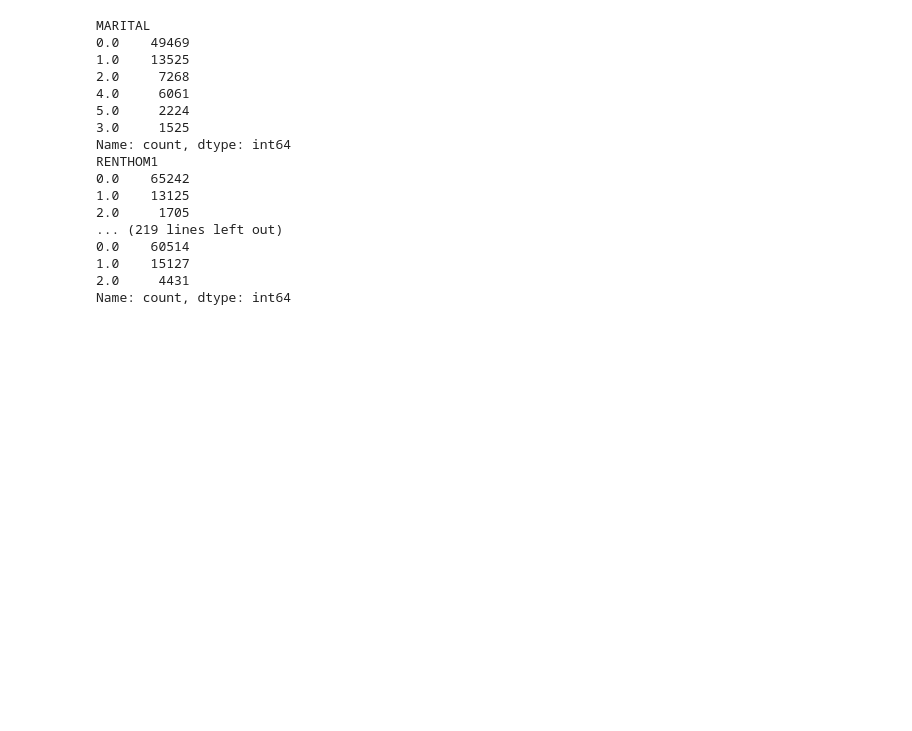
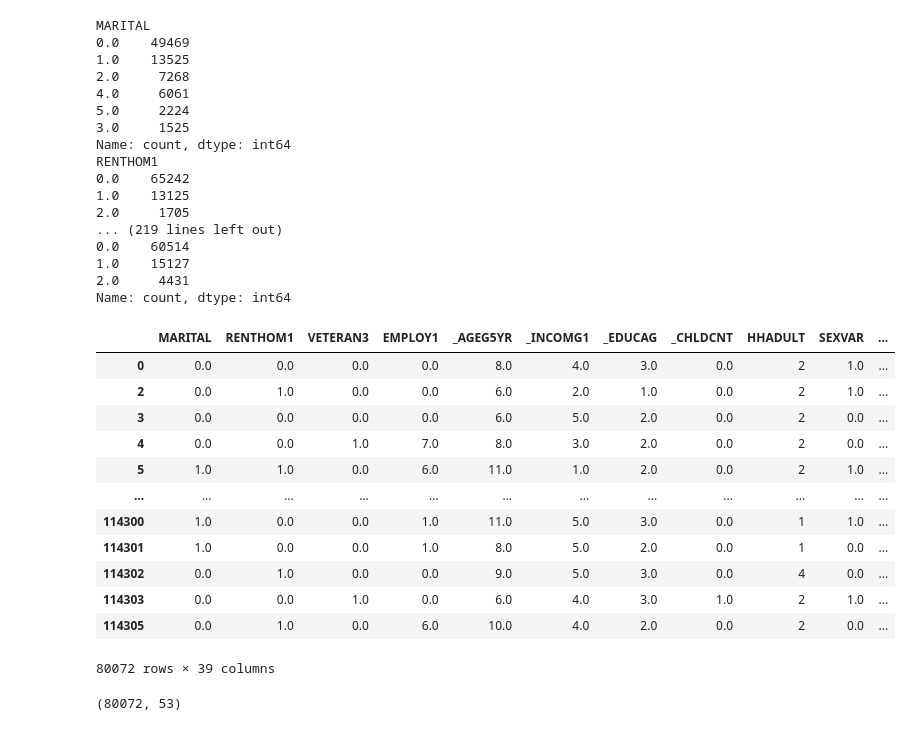
Before and after one commit to MariaDe96/Final_Project_DataScient, a Jupyter notebook: src/models.ipynb, the cells around one changed output. Cells and saved outputs as stored; diff of their text form; code cells hidden in the pictures; blank space fills up the shorter version.

```diff
--- a/src/models.ipynb
+++ b/src/models.ipynb
@@ -64,3 +84,25 @@ RENTHOM1
 1.0    15127
 2.0     4431
 Name: count, dtype: int64
+# %%
+df
+# %% [output]
+|  | MARITAL | RENTHOM1 | VETERAN3 | EMPLOY1 | _AGEG5YR | _INCOMG1 | _EDUCAG | _CHLDCNT | HHADULT | SEXVAR | ... |
+| 0 | 0.0 | 0.0 | 0.0 | 0.0 | 8.0 | 4.0 | 3.0 | 0.0 | 2 | 1.0 | ... |
+| 2 | 0.0 | 1.0 | 0.0 | 0.0 | 6.0 | 2.0 | 1.0 | 0.0 | 2 | 1.0 | ... |
+| 3 | 0.0 | 0.0 | 0.0 | 0.0 | 6.0 | 5.0 | 2.0 | 0.0 | 2 | 0.0 | ... |
+| 4 | 0.0 | 0.0 | 1.0 | 7.0 | 8.0 | 3.0 | 2.0 | 0.0 | 2 | 0.0 | ... |
+| 5 | 1.0 | 1.0 | 0.0 | 6.0 | 11.0 | 1.0 | 2.0 | 0.0 | 2 | 1.0 | ... |
+| ... | ... | ... | ... | ... | ... | ... | ... | ... | ... | ... | ... |
+| 114300 | 1.0 | 0.0 | 0.0 | 1.0 | 11.0 | 5.0 | 3.0 | 0.0 | 1 | 1.0 | ... |
+| 114301 | 1.0 | 0.0 | 0.0 | 1.0 | 8.0 | 5.0 | 2.0 | 0.0 | 1 | 0.0 | ... |
+| 114302 | 0.0 | 1.0 | 0.0 | 0.0 | 9.0 | 5.0 | 3.0 | 0.0 | 4 | 0.0 | ... |
+| 114303 | 0.0 | 0.0 | 1.0 | 0.0 | 6.0 | 4.0 | 3.0 | 1.0 | 2 | 1.0 | ... |
+| 114305 | 0.0 | 1.0 | 0.0 | 6.0 | 10.0 | 4.0 | 2.0 | 0.0 | 2 | 0.0 | ... |
+80072 rows × 39 columns
+# %%
+# pd.get_dummies()
+df_coded = pd.get_dummies(df, columns=["MARITAL", "RENTHOM1", "EMPLOY1"])
+df_coded.shape
+# %% [output]
+(80072, 53)
```
Also changed, not shown: parts of 10 cells of this notebook, 2 other files.
